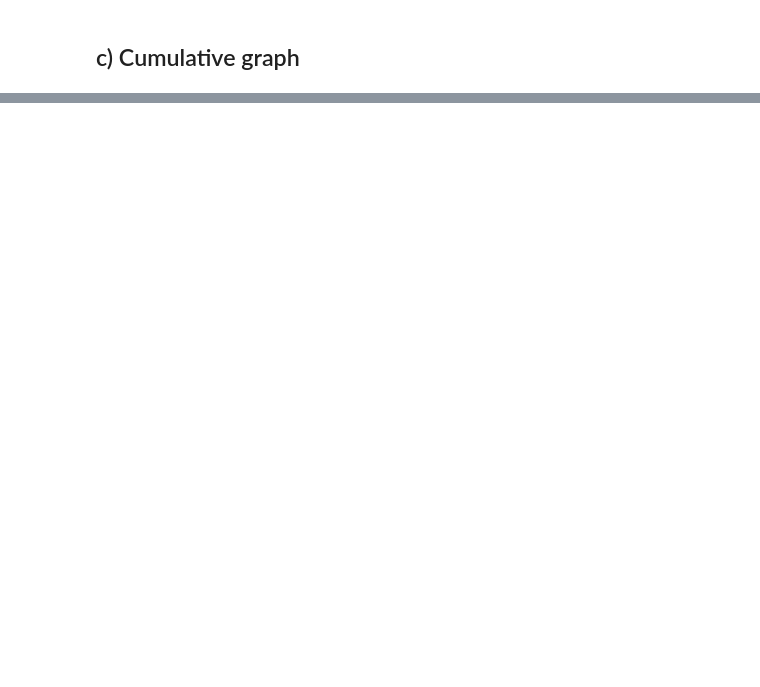
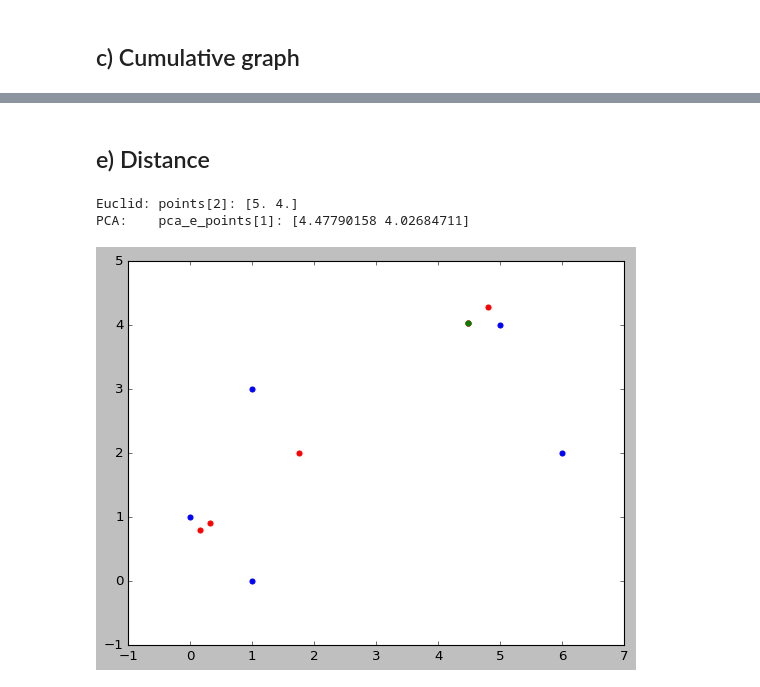
Before and after one commit to gendestry/UZ_Naloga6, a Jupyter notebook: assignment.ipynb, the cells around one changed output, grey strips where cells are left out. Drawn from its saved outputs; the diff is of its cells as text; code cells hidden in the pictures; blank space fills up the shorter version.

```diff
--- a/assignment.ipynb
+++ b/assignment.ipynb
@@ -34,0 +40,18 @@ plt.show()
+# %%
+def PCA_d(in_points):
+    mean, c = get_covariance_matrix(in_points)
+    U, _, _ = np.linalg.svd(c)
+    points = np.copy(in_points)
+    for i, p in enumerate(points):
+        points[i] = U.T @ (p - mean)
+
+    U[:,1] = 0
+    for i, p in enumerate(points):
+        points[i] = (U @ p) + mean  # other direction
+
+    return points
+
+pcad_points = PCA_d(points)
+plt.scatter(pcad_points[:,0], pcad_points[:,1], color='green')
+plt.scatter(points[:,0], points[:,1], color='red')
+plt.show()
@@ -34,0 +60,29 @@ plt.show()
+# %% [markdown]
+## e) Distance
+# %%
+def shortestDistance(pts, pt):
+    dist_min = -1
+    dist_ind = 0
+    for i, p in enumerate(pts):
+        dist = np.linalg.norm(p - pt)
+        if i == 0 or dist < dist_min:
+            dist_min = dist
+            dist_ind = i
+    return dist_ind
+# %%
+qpt = [3, 6]
+short_ind = shortestDistance(points, qpt)
+print(f"Euclid: points[{short_ind}]: {points[short_ind]}")
+pca_e_points = PCA_d(np.vstack([points, qpt]))
+short_ind = shortestDistance(pca_e_points[:5], qpt)
+print(f"PCA:    pca_e_points[{short_ind}]: {pca_e_points[short_ind]}")
+
+plt.scatter(points[:,0], points[:,1], color='blue')
+plt.scatter(pca_e_points[:,0], pca_e_points[:,1], color='red')
+plt.scatter(pca_e_points[5,0], pca_e_points[5,1], color='green')
+plt.scatter(qpt[0], qpt[1], color='green')
+plt.show()
+# %% [output]
+Euclid: points[2]: [5. 4.]
+PCA:    pca_e_points[1]: [4.47790158 4.02684711]
+[figure, added]
```
Also changed, not shown: parts of 6 cells of this notebook.
